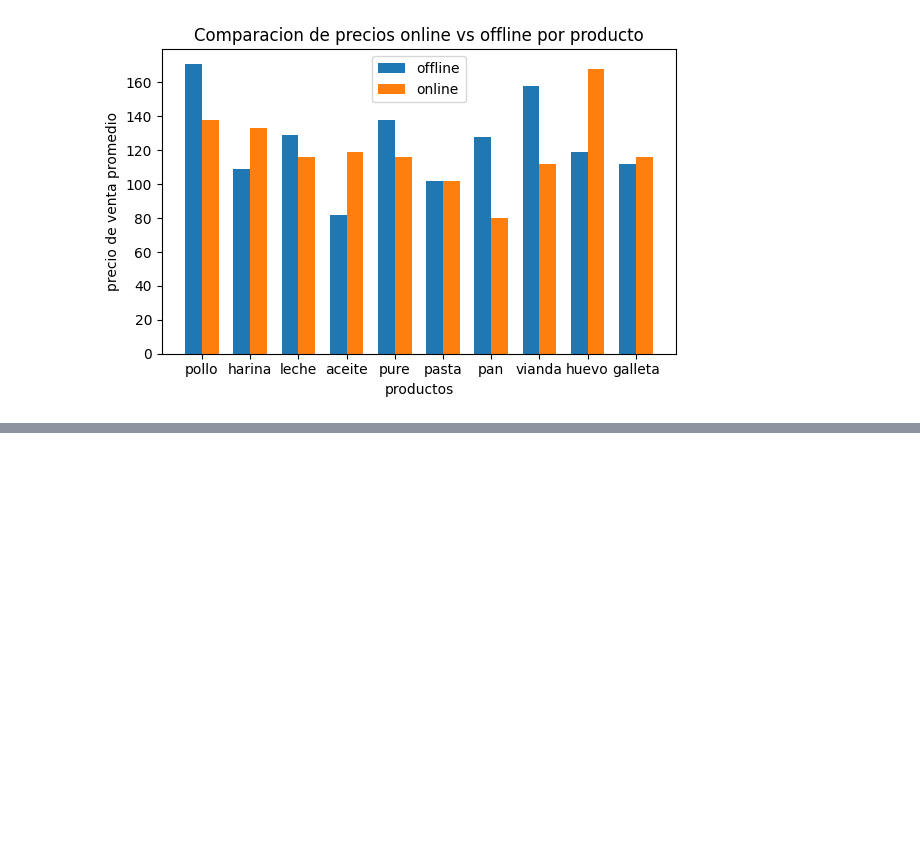
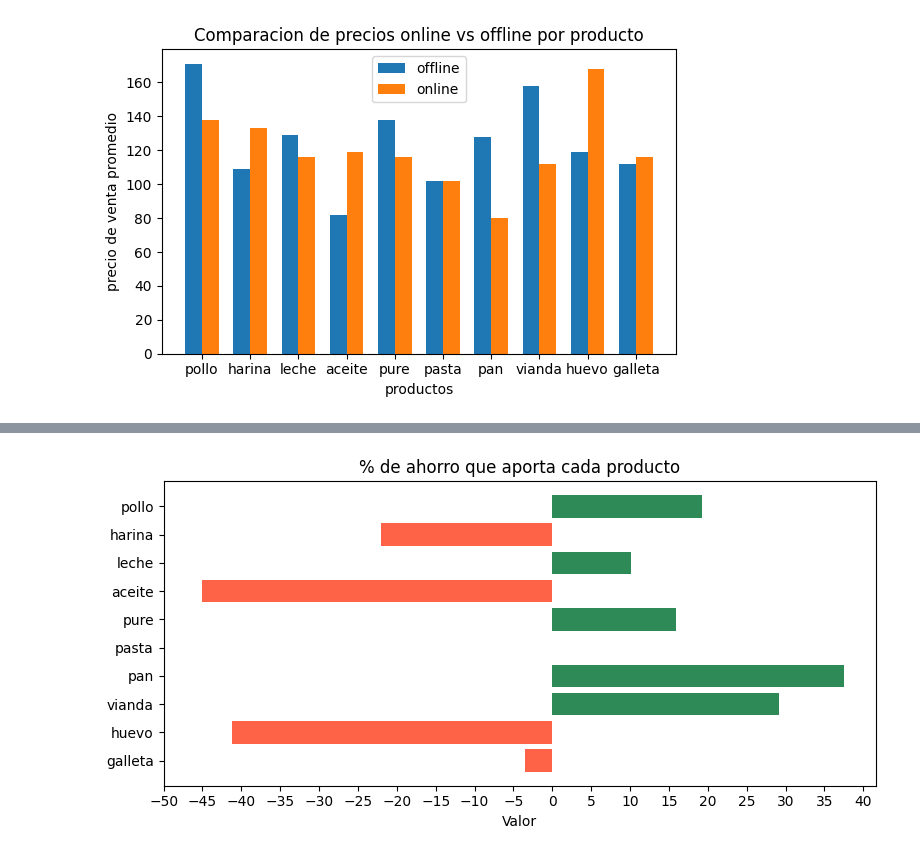
Before and after one commit to Samy0301/IP-ICD-Project, a Jupyter notebook: probando/pruebita.ipynb, the cells around one changed output, grey strips where cells are left out. Saved outputs shown, nothing was run; the diff lists cells and outputs as text; code cells hidden in the pictures; blank space fills up the shorter version.

Commit message:
apartado del diff hecho

```diff
--- a/probando/pruebita.ipynb
+++ b/probando/pruebita.ipynb
@@ -184,0 +178,34 @@ sin cambiar productos, marcas ni hábitos de compra.
+# %%
+import polars as pl
+import matplotlib.pyplot as plt
+import numpy as np
+import dic_work
+
+# DataFrame de ejemplo
+df = pl.DataFrame({
+    "categoria": ["pollo", "harina", "leche", "aceite", "pure", "pasta", "pan", "vianda", "huevo", "galleta"],
+    "valor": dic_work.lst_diff
+})
+
+# --- lógica de color ---
+df = df.with_columns(
+    color=pl.when(pl.col("valor") < 0)
+            .then(pl.lit("tomato"))
+            .when(pl.col("valor") < 5 )
+            .then(pl.lit("yellow"))
+            .otherwise(pl.lit("seagreen"))
+)
+
+# --- gráfico ---
+plt.figure(figsize=(8, 4))
+plt.barh(df["categoria"], df["valor"], color=df["color"])
+plt.xlabel("Valor")
+plt.title("% de ahorro que aporta cada producto")
+plt.gca().invert_yaxis()
+plt.tight_layout()
+min_x = df["valor"].min()
+max_x = df["valor"].max()
+plt.xticks(np.arange(np.floor(min_x/5)*5, np.ceil(max_x/5)*5 + 5, 5))
+plt.show()
+# %% [output]
+[figure, added]
```
Also changed, not shown: parts of 8 cells of this notebook, 4 other files.
